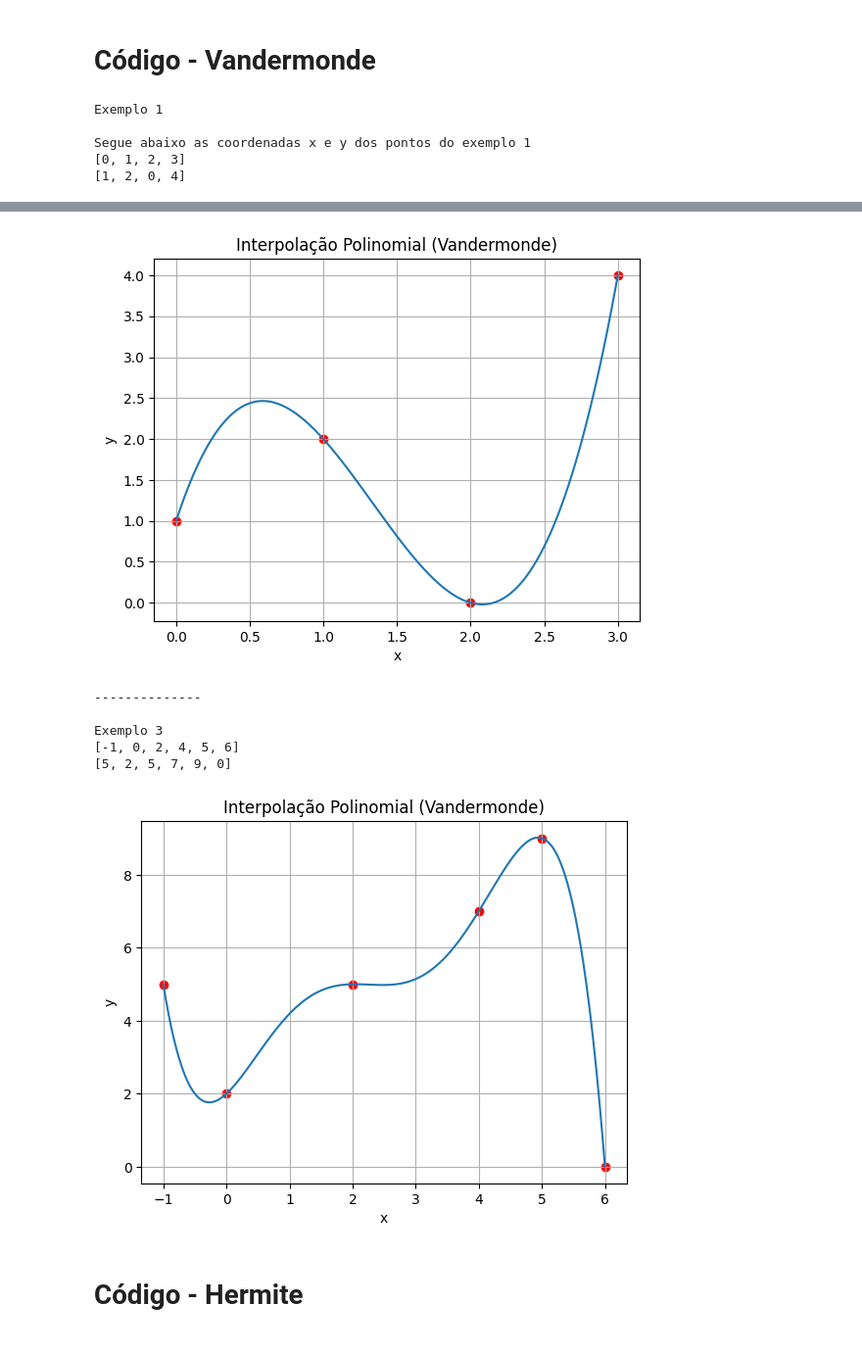
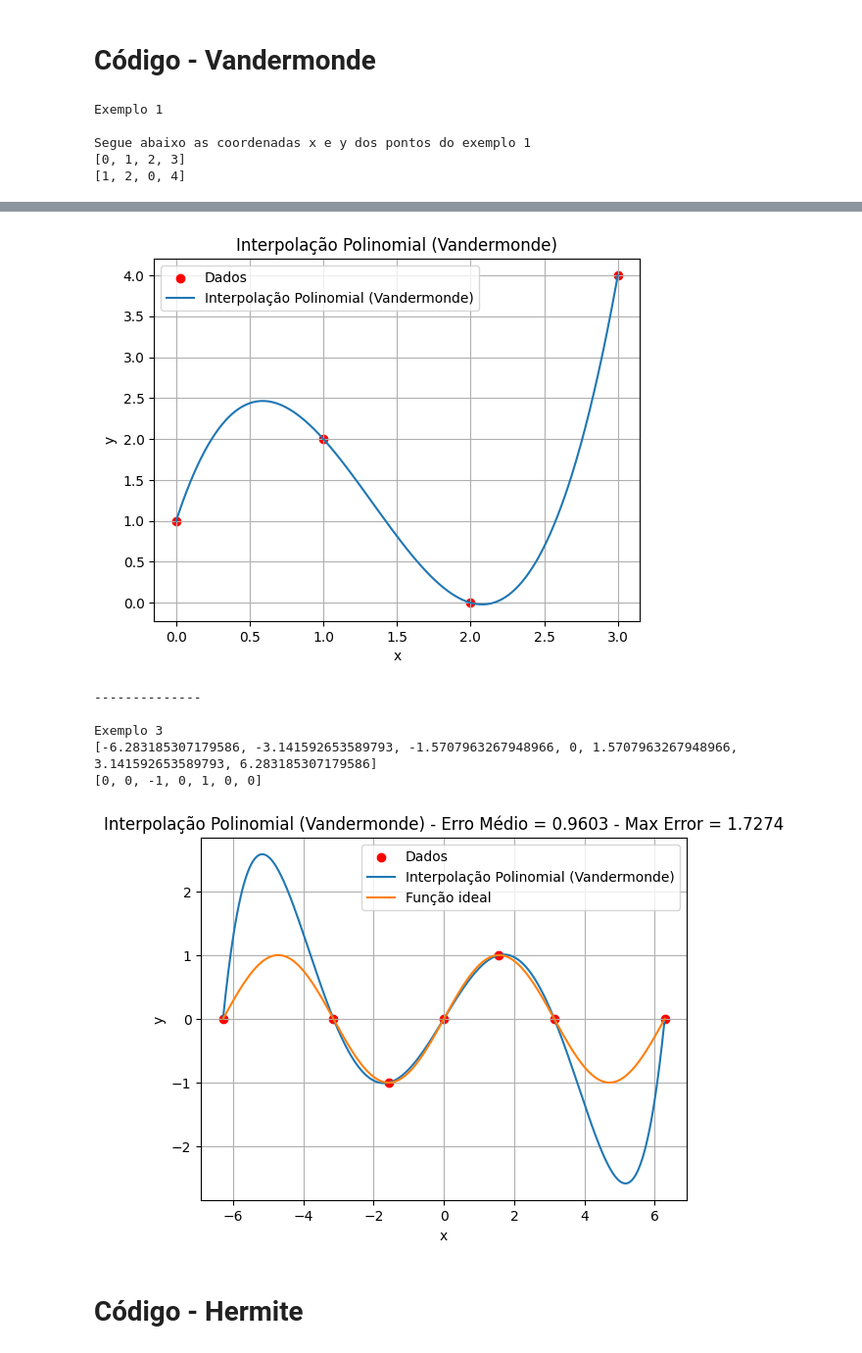
Before and after one commit to vrsmic/CB2325NumericaG1, a Jupyter notebook: src/CB2325NumericaG1/interpolacao/interpolacao.ipynb, the cells around one changed output, grey strips where cells are left out. Shown at 98% size. Saved outputs shown, nothing was run; the diff lists cells and outputs as text; code cells hidden in the pictures.

Commit message:
indicação do erro medio e maximo na plotagem da vandermonde

```diff
--- a/src/CB2325NumericaG1/interpolacao/interpolacao.ipynb
+++ b/src/CB2325NumericaG1/interpolacao/interpolacao.ipynb
@@ -333,12 +391,13 @@ f = vandermond_interp(x1, y1, plot = True)
 print('\n--------------\n')
 print('Exemplo 3')
 
-x2 = [-1, 0, 2, 4, 5, 6]
-y2 = [5, 2, 5, 7, 9, 0]
+f_ideal = lambda x : np.sin(x)
+x2 = [-2*np.pi, -np.pi, -np.pi/2, 0, np.pi/2, np.pi, 2*np.pi]
+y2 = [0, 0, -1, 0, 1, 0, 0]
 print(x2)
 print(y2)
 
-g = vandermond_interp(x2, y2, plot = True)
+g = vandermond_interp(x2, y2, plot = True, f_ideal=f_ideal)
 # %% [output]
 Exemplo 1
 
@@ -349,29 +408,29 @@ Segue abaixo as coordenadas x e y dos pontos do exemplo 1
 O valor interpolado em 1.5 é p(num)=0.81
 O valor interpolado em 2.8 é p(num)=2.29
 O valor interpolado em 3.9 é p(num)=20.17
 O valor interpolado em 5.7 é p(num)=115.2
 O valor interpolado em 9.1 é p(num)=684.55
 O valor interpolado em 11.1 é p(num)=1374.24
 O valor interpolado em 15 é p(num)=3796.0
 
 Note que extrapolação é permitida
 
 --------------
 
 Exemplo 2
 
 Perceba que, mesmo ao mudar a ordem das coordenadas, o gráfico continua o mesmo
 
 Segue abaixo as coordenadas x e y dos pontos do exemplo 2
 [3, 0, 2, 1]
 [4, 1, 0, 2]
-[figure, old version]
+[figure, new version]
 --------------
 
 Exemplo 3
-[-1, 0, 2, 4, 5, 6]
-[5, 2, 5, 7, 9, 0]
+[-6.283185307179586, -3.141592653589793, -1.5707963267948966, 0, 1.5707963267948966, 3.141592653589793, 6.283185307179586]
+[0, 0, -1, 0, 1, 0, 0]
-[figure, old version]
+[figure, new version]
 # %% [markdown]
 # Código - Hermite
 # %%
```
Also changed, not shown: parts of 2 cells of this notebook, 1 other file.
